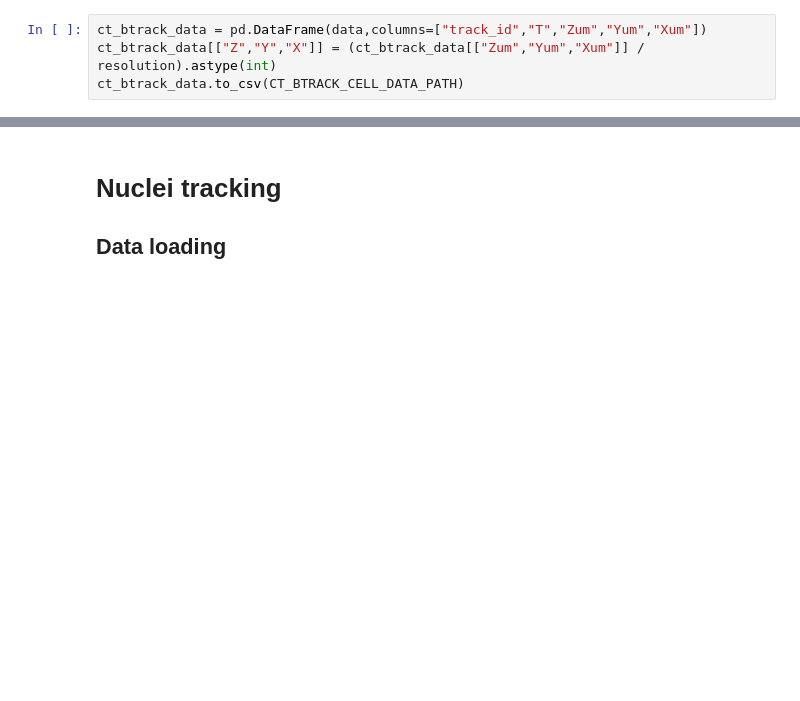
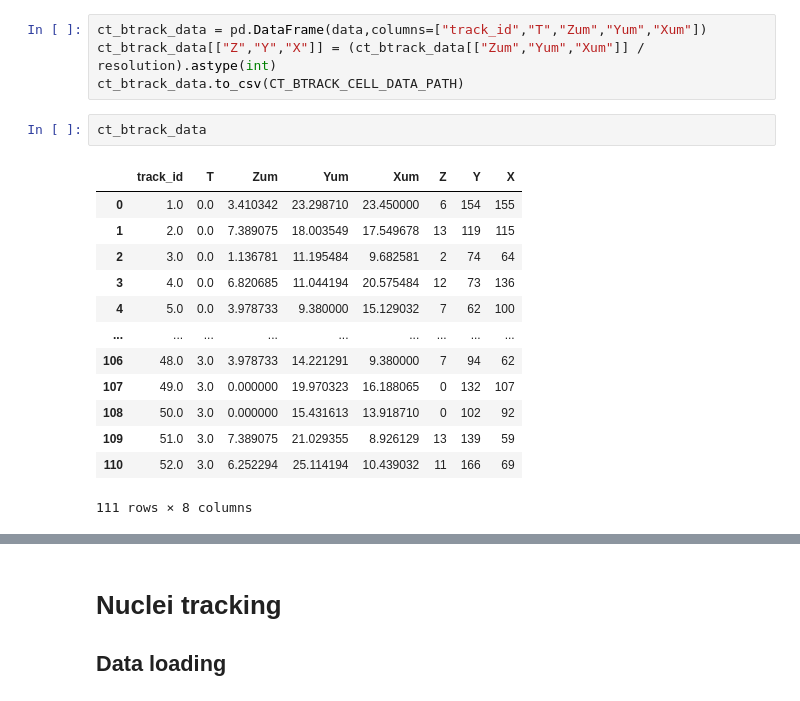
Before and after one commit to UPGON/Zfish_Centrioles_Tracking_Pipeline, a Jupyter notebook: notebooks/tracking/20260506CFHc_CetnEos_H2BmCherry_CS_30hpf_25-63x.ipynb, the cells around one changed output, grey strips where cells are left out. Saved outputs shown, nothing was run; the diff lists cells and outputs as text; blank space fills up the shorter version.

```diff
--- a/notebooks/tracking/20260506CFHc_CetnEos_H2BmCherry_CS_30hpf_25-63x.ipynb
+++ b/notebooks/tracking/20260506CFHc_CetnEos_H2BmCherry_CS_30hpf_25-63x.ipynb
@@ -351,5 +347,21 @@ Not a huge difference
 ct_btrack_data = pd.DataFrame(data,columns=["track_id","T","Zum","Yum","Xum"])
 ct_btrack_data[["Z","Y","X"]] = (ct_btrack_data[["Zum","Yum","Xum"]] / resolution).astype(int)
 ct_btrack_data.to_csv(CT_BTRACK_CELL_DATA_PATH)
+# %%
+ct_btrack_data
+# %% [output]
+|  | track_id | T | Zum | Yum | Xum | Z | Y | X |
+| 0 | 1.0 | 0.0 | 3.410342 | 23.298710 | 23.450000 | 6 | 154 | 155 |
+| 1 | 2.0 | 0.0 | 7.389075 | 18.003549 | 17.549678 | 13 | 119 | 115 |
+| 2 | 3.0 | 0.0 | 1.136781 | 11.195484 | 9.682581 | 2 | 74 | 64 |
+| 3 | 4.0 | 0.0 | 6.820685 | 11.044194 | 20.575484 | 12 | 73 | 136 |
+| 4 | 5.0 | 0.0 | 3.978733 | 9.380000 | 15.129032 | 7 | 62 | 100 |
+| ... | ... | ... | ... | ... | ... | ... | ... | ... |
+| 106 | 48.0 | 3.0 | 3.978733 | 14.221291 | 9.380000 | 7 | 94 | 62 |
+| 107 | 49.0 | 3.0 | 0.000000 | 19.970323 | 16.188065 | 0 | 132 | 107 |
+| 108 | 50.0 | 3.0 | 0.000000 | 15.431613 | 13.918710 | 0 | 102 | 92 |
+| 109 | 51.0 | 3.0 | 7.389075 | 21.029355 | 8.926129 | 13 | 139 | 59 |
+| 110 | 52.0 | 3.0 | 6.252294 | 25.114194 | 10.439032 | 11 | 166 | 69 |
+111 rows × 8 columns
 # %%
 ct_btrack_vol = visualization.add_texts_4D(ct_vol, ct_btrack_data.astype(int), text_col = "track_id")
```
Also changed, not shown: parts of 27 cells of this notebook, 28 other files.
